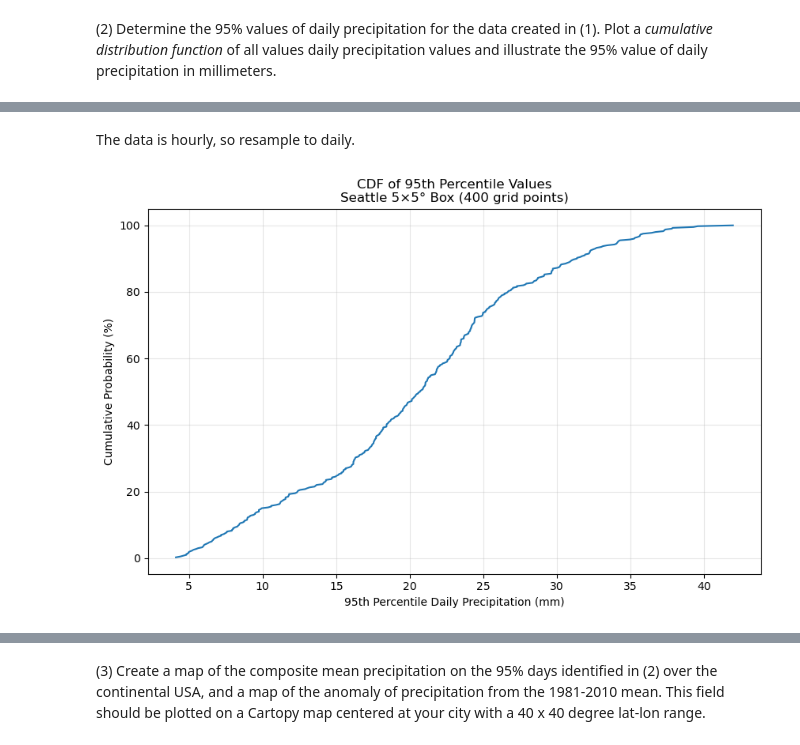
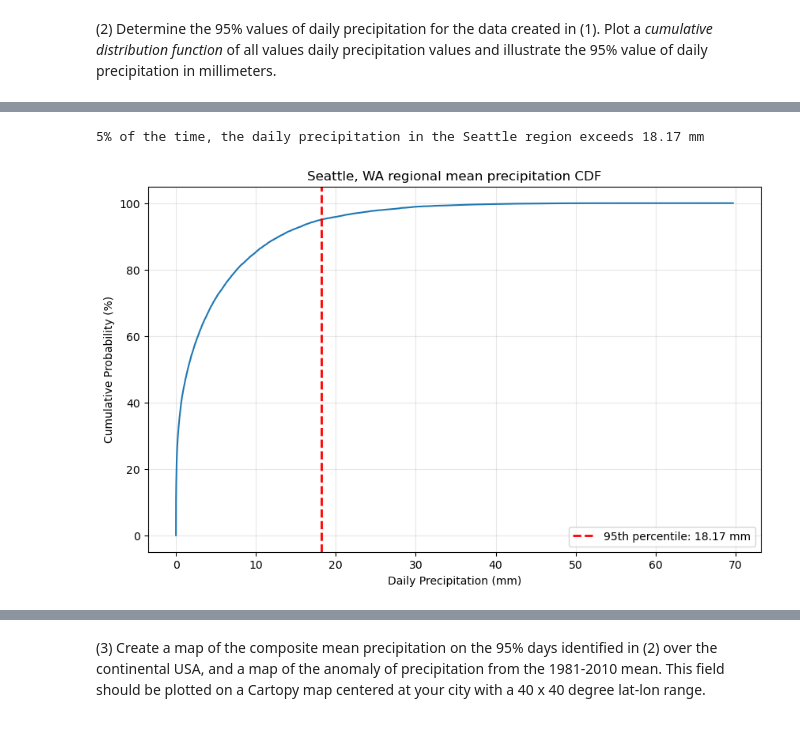
Before and after one commit to zrtorstrick/ATMS-523-Module-2, a Jupyter notebook: HW02.ipynb, the cells around one changed output, grey strips where cells are left out. Saved outputs shown, nothing was run; the diff lists cells and outputs as text; code cells hidden in the pictures.

```diff
--- a/HW02.ipynb
+++ b/HW02.ipynb
@@ -157,31 +163,34 @@ print(precip_seattle['time'].values[:5])
-# %% [markdown]
-The data is hourly, so resample to daily.
-# %%
-# Convert hourly to daily precipitation totals
-daily_precip = precip_seattle.resample(time='1D').sum()
-
-# Convert from meters to millimeters
-daily_precip = daily_precip * 1000
-
-# Compute 95th percentile at each grid point across time
-# For each point, a value of precipitation that is exceeded 95% of the time
-p95_map = daily_precip.quantile(0.95, dim='time')
-
-# All 400 grid point 95th percentiles as an array
-p95_values = p95_map.values.flatten()
-
-# Create CDF of the 95th percentile values
-sorted_p95 = np.sort(p95_values)
-n = len(sorted_p95)
-cdf_probs = np.arange(1, n+1) / n * 100
-
-# Plot CDF
-plt.figure(figsize=(10, 6))
-plt.plot(sorted_p95, cdf_probs)
-plt.xlabel('95th Percentile Daily Precipitation (mm)')
-plt.ylabel('Cumulative Probability (%)')
-plt.grid(True, alpha=0.3)
-plt.title('CDF of 95th Percentile Values\nSeattle 5×5° Box (400 grid points)')
-plt.show()
-# %% [output]
-[figure, removed]
+# %%
+# Convert hourly to daily precipitation totals
+daily_precip = precip_seattle.resample(time='1D').sum()
+
+# Convert from meters to millimeters
+daily_precip = daily_precip * 1000
+
+# Compute spatial average for each day
+mean_regional_precip = daily_precip.mean(dim=['latitude','longitude'])
+
+# Find 95th percentile of daily spatial averages
+p95_threshold = mean_regional_precip.quantile(0.95, dim='time')
+
+print(f'5% of the time, the daily precipitation in the Seattle region exceeds {p95_threshold.values:.2f} mm')
+
+# Create CDF of the 95th percentile values
+sorted_precip = np.sort(mean_regional_precip)
+n = len(sorted_precip)
+cdf_probs = np.arange(1, n+1) / n * 100
+
+# Plot CDF
+plt.figure(figsize=(10, 6))
+plt.plot(sorted_precip, cdf_probs)
+plt.axvline(x=p95_threshold.values, color='red', linestyle='--', linewidth=2,
+           label=f'95th percentile: {p95_threshold.values:.2f} mm')
+plt.xlabel('Daily Precipitation (mm)')
+plt.ylabel('Cumulative Probability (%)')
+plt.grid(True, alpha=0.3)
+plt.title('Seattle, WA regional mean precipitation CDF')
+plt.legend()
+plt.show()
+# %% [output]
+5% of the time, the daily precipitation in the Seattle region exceeds 18.17 mm
+[figure, added]
```
Also changed, not shown: parts of 10 cells of this notebook.
